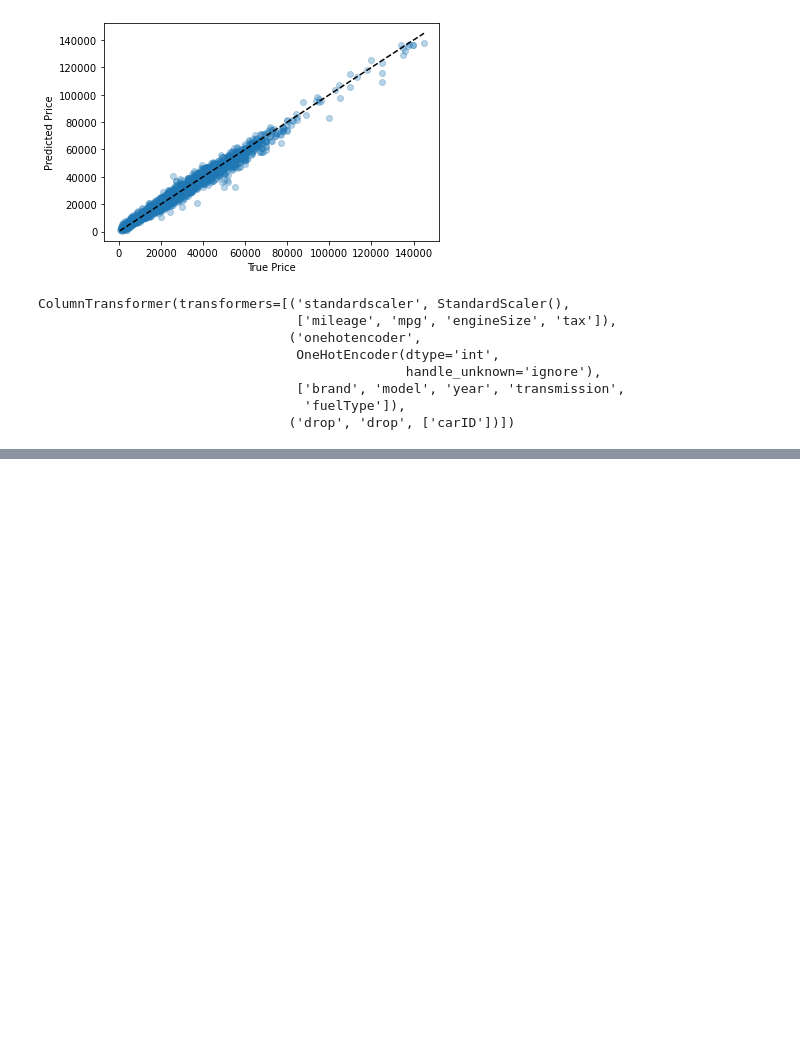
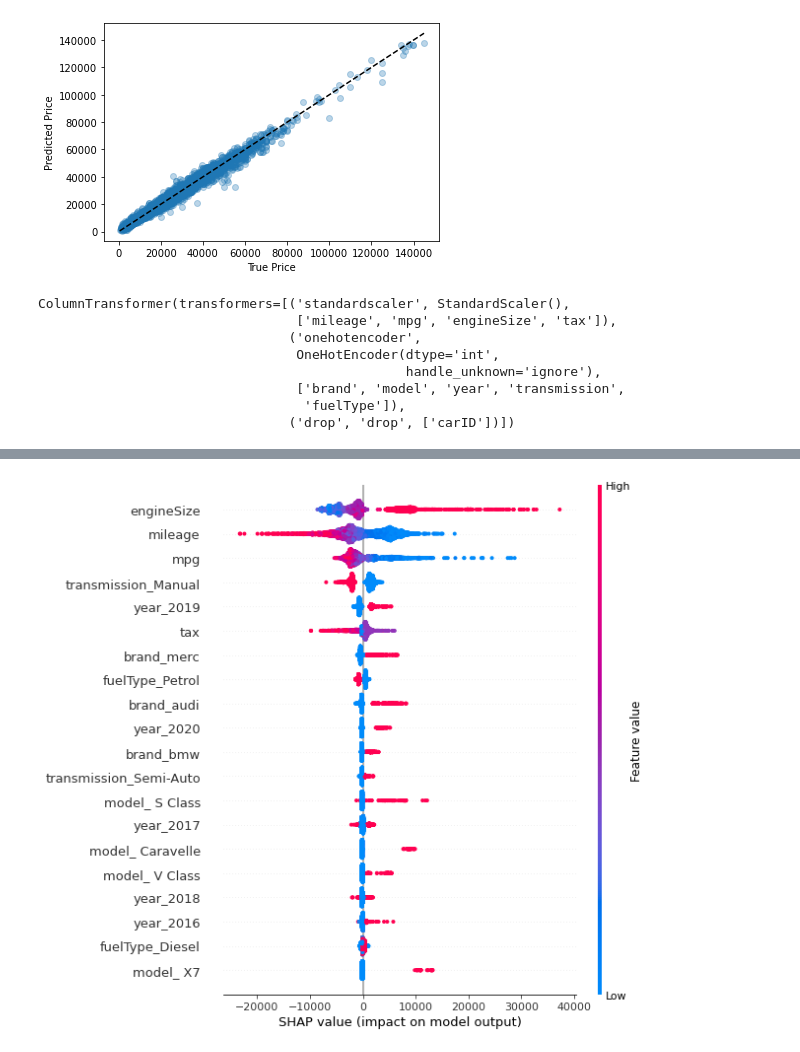
Before and after one commit to aimee0317/car_price_prediction, a Jupyter notebook: src/Model.ipynb, the cells around one changed output, grey strips where cells are left out. Drawn from its saved outputs; the diff is of its cells as text; code cells hidden in the pictures; blank space fills up the shorter version.

```diff
--- a/src/Model.ipynb
+++ b/src/Model.ipynb
@@ -235,0 +283,4 @@ ColumnTransformer(transformers=[('standardscaler', StandardScaler(),
+# %%
+shap.summary_plot(train_catboost_shap_values, X_train_encode)
+# %% [output]
+[figure, added]
```
Also changed, not shown: parts of 16 cells of this notebook.
